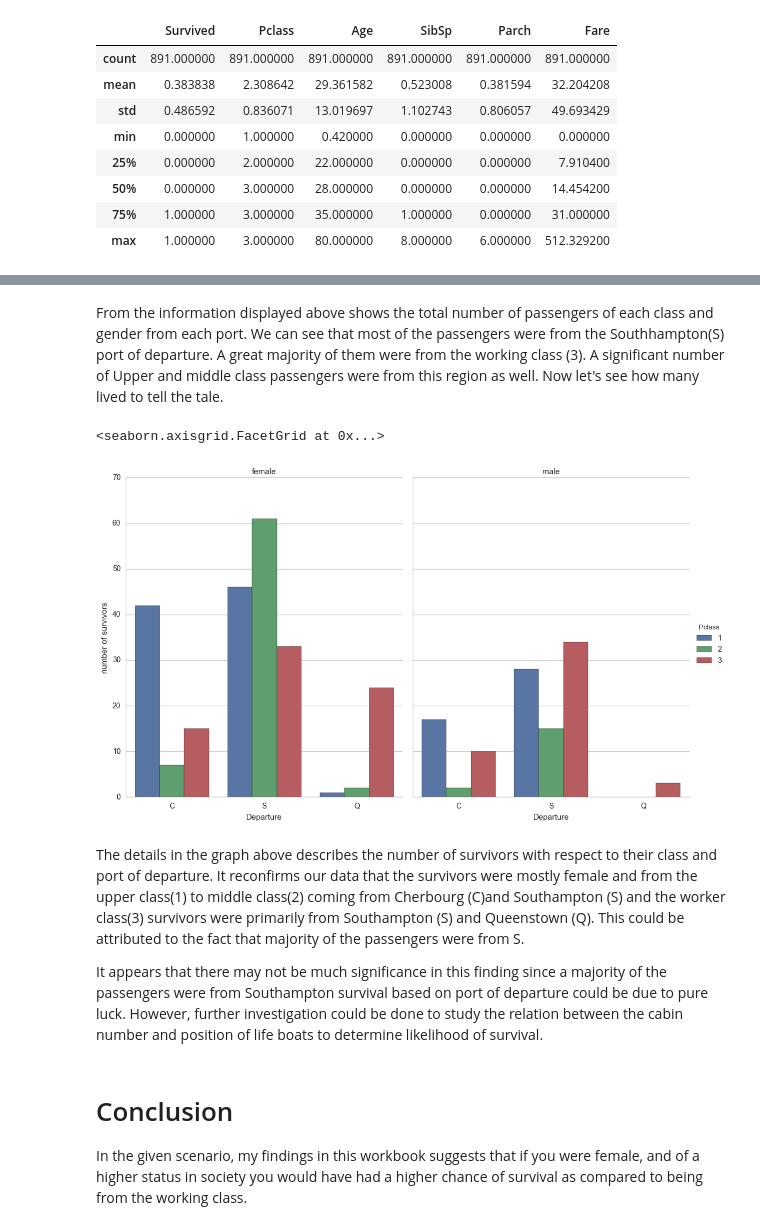
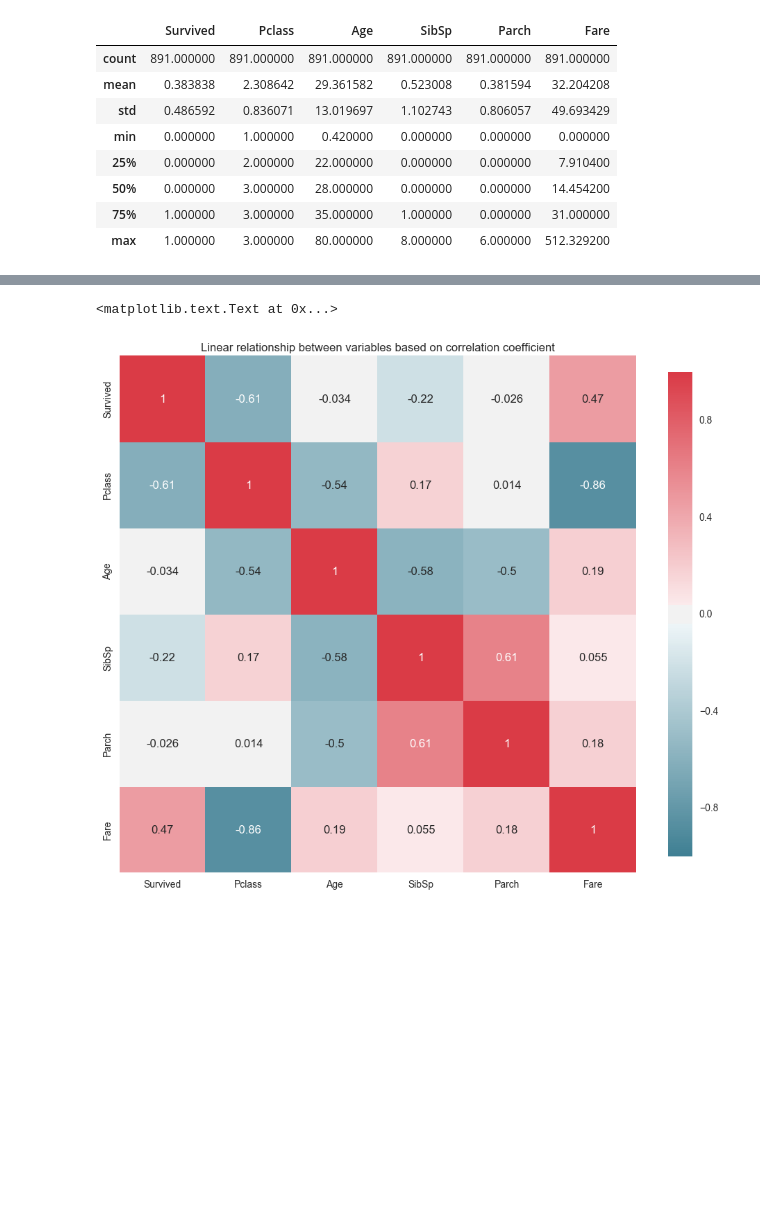
Before and after one commit to yepterence/Project5, a Jupyter notebook: Data_analysis_Titanic.ipynb, the cells around one changed output, grey strips where cells are left out. Drawn from its saved outputs; the diff is of its cells as text; code cells hidden in the pictures; blank space fills up the shorter version.

Commit message:
Project submission package
2nd review submission package
- Added finishing touches (graph titles, axis labels)
- Fixed html rendering issue
- included folder with csv file.

```diff
--- a/Data_analysis_Titanic.ipynb
+++ b/Data_analysis_Titanic.ipynb
@@ -76,8 +67,8 @@ Populating the interactive namespace from numpy and matplotlib
 # %%
 # Helper functions:
 
-# takes in target dataframe and plots correlation as heatmap
 def plot_correlation_map( df ):
+    """takes in target dataframe and plots correlation as heatmap"""
     corr = df.corr() # describes data in dataframe and stored in variable
     _ , ax = plt.subplots( figsize =( 12 , 10 ) )
     cmap = sns.diverging_palette( 220 , 10 , as_cmap = True ) # color of tiles
@@ -91,18 +82,9 @@ def plot_correlation_map( df ):
         annot_kws = { 'fontsize' : 12 }
     )
 
-# plots histogram of given dataframe; cat: data used for x-axis and target: data used for y-axis.
-# row and col can take arguments and display individual graphs based on argument vertically or horizontally respectively.
-def plot_categories( df, cat, target, **kwargs ):
-    row = kwargs.get( 'row', None )
-    col = kwargs.get( 'col', None )
-    facet = sns.FacetGrid( df, row = row, col = col) # sets up grid
-    facet.map( sns.barplot, cat, target) # displays bar graph
-    facet.add_legend()
-
-# plots histograms that displays the count of variable 1, with respect to the other variables and dataframe of interest
-# all variables need to be strings
 def graph_count_plotter (df, var1, var2, var3, **kwargs):
+    """plots histograms displaying the count of variable 1, with respect to the other variables and dataframe of interest.
+    All variables need to be strings."""
     return sns.factorplot( \
     var1, col=var2, hue=var3, data=df, kind='count', size=7, aspect=.8)
 
@@ -116,7 +98,7 @@ def plot_distribution( df , var , target , **kwargs ):
     facet.add_legend()
 # %%
 # loading titanic data as pandas dataframe
-titanic_df = pd.read_csv('titanic_data.csv')
+titanic_df = pd.read_csv('input/titanic_data.csv')
 
 # data preview of full dataset
 titanic_df.head()
@@ -612,19 +200,11 @@ graph_count_plotter(embarked_info,'Embarked','Sex','Pclass')
-# %% [markdown]
-<p>From the information displayed above shows the total number of passengers of each class and gender from each port. We can see that most of the passengers were from the Southhampton(S) port of departure. A great majority of them were from the working class (3). A significant number of Upper and middle class passengers were from this region as well. Now let's see how many lived to tell the tale.</p>
-# %%
-embarked_survivors = embarked_info[embarked_info['Survived']==True]
-g = graph_count_plotter(embarked_survivors, 'Embarked', 'Sex', 'Pclass')
-(g.set_axis_labels('Departure', 'number of survivors')
-     .set_titles('{col_name}'))
-# %% [output]
-<seaborn.axisgrid.FacetGrid at 0x...>
-[figure, removed]
-# %% [markdown]
-<p>The details in the graph above describes the number of survivors with respect to their class and port of departure. It reconfirms our data that the survivors were mostly female and from the upper class(1) to middle class(2) coming from Cherbourg (C)and Southampton (S) and the worker class(3) survivors were primarily from Southampton (S) and Queenstown (Q). This could be attributed to the fact that majority of the passengers were from S. </p>
-<p>
-It appears that there may not be much significance in this finding since a majority of the passengers were from Southampton survival based on port of departure could be due to pure luck. However, further investigation could be done to study the relation between the cabin number and position of life boats to determine likelihood of survival.
-# %% [markdown]
-<h1>Conclusion</h1>
-<p>
-In the given scenario, my findings in this workbook suggests that if you were female, and of a higher status in society you would have had a higher chance of survival as compared to being from the working class.
-</p>
+# %%
+# correlation heatmap
+correlated_variables = titanic_without_nan.corr()
+plot_correlation_map(correlated_variables)
+plt.title("Linear relationship between variables based on correlation coefficient")
+# heatmap shows important variables for consideration.
+# based on plot, positive correlation between survival and fare,
+# and negative correlation between survival and class.
+# %% [output]
+<matplotlib.text.Text at 0x...>
+[figure, added]
```
Also changed, not shown: parts of 63 cells of this notebook, 2 other files.
